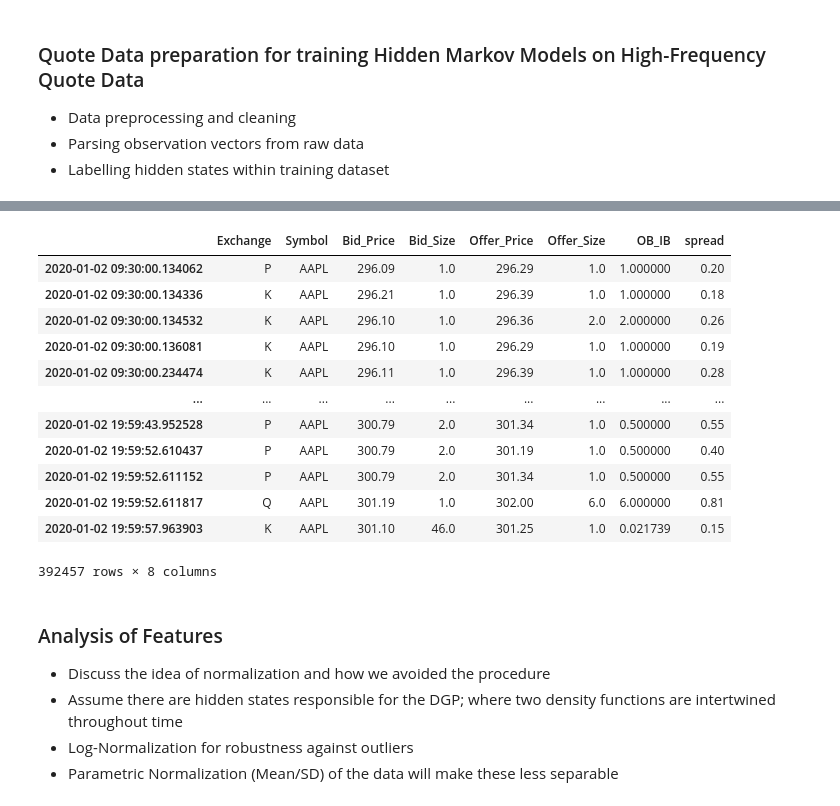
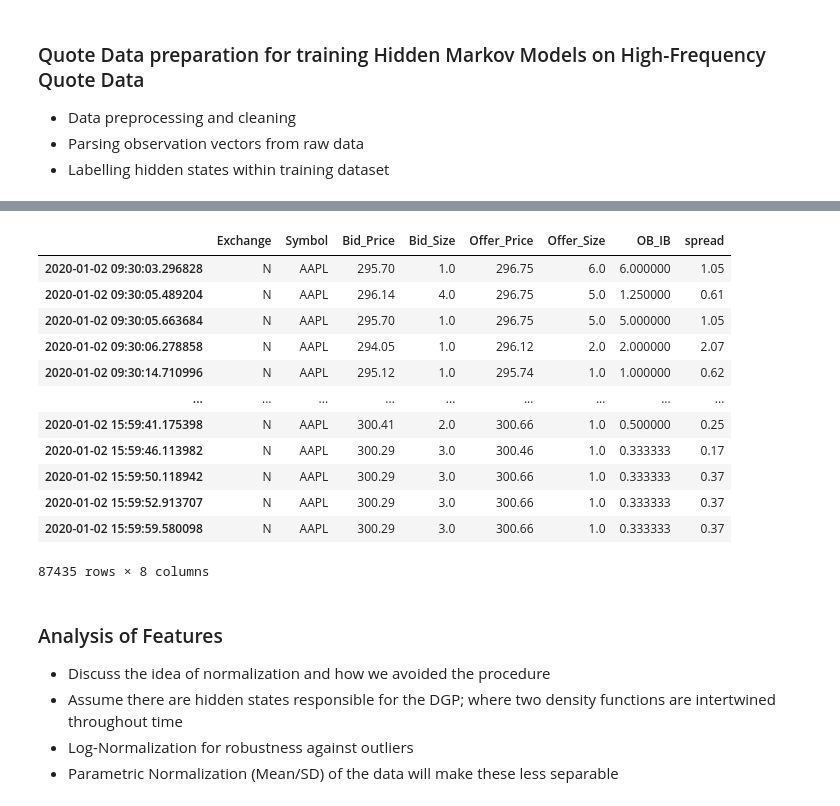
Before and after one commit to jasonbohne123/HMM_LOB_Inference, a Jupyter notebook: data_preprocessing.ipynb, the cells around one changed output, grey strips where cells are left out. Cells and saved outputs as stored; diff of their text form; code cells hidden in the pictures.

```diff
--- a/data_preprocessing.ipynb
+++ b/data_preprocessing.ipynb
@@ -13,27 +40,27 @@ from datetime import datetime, timedelta
 # %%
-quotes=pd.read_csv('data/cleaned_quotes.csv',index_col=0)
+quotes_jan_2=pd.read_csv('data/AAPL_quotes_2020-01-02.csv',index_col=0)
 
 
-simple_quotes=quotes[['Exchange','Symbol','Bid_Price','Bid_Size','Offer_Price','Offer_Size']].copy()
-simple_quotes=simple_quotes[simple_quotes.index<"2020-01-03"]
 
-simple_quotes['OB_IB']=simple_quotes['Offer_Size']/simple_quotes['Bid_Size']
-simple_quotes['spread']=simple_quotes['Offer_Price']-simple_quotes['Bid_Price']
-simple_quotes
+quotes_jan_2=quotes_jan_2[['Exchange','Symbol','Bid_Price','Bid_Size','Offer_Price','Offer_Size']].copy()
+
+quotes_jan_2['OB_IB']=quotes_jan_2['Offer_Size']/quotes_jan_2['Bid_Size']
+quotes_jan_2['spread']=quotes_jan_2['Offer_Price']-quotes_jan_2['Bid_Price']
+quotes_jan_2
 # %% [output]
 |  | Exchange | Symbol | Bid_Price | Bid_Size | Offer_Price | Offer_Size | OB_IB | spread |
-| 2020-01-02 09:30:00.134062 | P | AAPL | 296.09 | 1.0 | 296.29 | 1.0 | 1.000000 | 0.20 |
-| 2020-01-02 09:30:00.134336 | K | AAPL | 296.21 | 1.0 | 296.39 | 1.0 | 1.000000 | 0.18 |
-| 2020-01-02 09:30:00.134532 | K | AAPL | 296.10 | 1.0 | 296.36 | 2.0 | 2.000000 | 0.26 |
-| 2020-01-02 09:30:00.136081 | K | AAPL | 296.10 | 1.0 | 296.29 | 1.0 | 1.000000 | 0.19 |
-| 2020-01-02 09:30:00.234474 | K | AAPL | 296.11 | 1.0 | 296.39 | 1.0 | 1.000000 | 0.28 |
+| 2020-01-02 09:30:03.296828 | N | AAPL | 295.70 | 1.0 | 296.75 | 6.0 | 6.000000 | 1.05 |
+| 2020-01-02 09:30:05.489204 | N | AAPL | 296.14 | 4.0 | 296.75 | 5.0 | 1.250000 | 0.61 |
+| 2020-01-02 09:30:05.663684 | N | AAPL | 295.70 | 1.0 | 296.75 | 5.0 | 5.000000 | 1.05 |
+| 2020-01-02 09:30:06.278858 | N | AAPL | 294.05 | 1.0 | 296.12 | 2.0 | 2.000000 | 2.07 |
+| 2020-01-02 09:30:14.710996 | N | AAPL | 295.12 | 1.0 | 295.74 | 1.0 | 1.000000 | 0.62 |
 | ... | ... | ... | ... | ... | ... | ... | ... | ... |
-| 2020-01-02 19:59:43.952528 | P | AAPL | 300.79 | 2.0 | 301.34 | 1.0 | 0.500000 | 0.55 |
-| 2020-01-02 19:59:52.610437 | P | AAPL | 300.79 | 2.0 | 301.19 | 1.0 | 0.500000 | 0.40 |
-| 2020-01-02 19:59:52.611152 | P | AAPL | 300.79 | 2.0 | 301.34 | 1.0 | 0.500000 | 0.55 |
-| 2020-01-02 19:59:52.611817 | Q | AAPL | 301.19 | 1.0 | 302.00 | 6.0 | 6.000000 | 0.81 |
-| 2020-01-02 19:59:57.963903 | K | AAPL | 301.10 | 46.0 | 301.25 | 1.0 | 0.021739 | 0.15 |
+| 2020-01-02 15:59:41.175398 | N | AAPL | 300.41 | 2.0 | 300.66 | 1.0 | 0.500000 | 0.25 |
+| 2020-01-02 15:59:46.113982 | N | AAPL | 300.29 | 3.0 | 300.46 | 1.0 | 0.333333 | 0.17 |
+| 2020-01-02 15:59:50.118942 | N | AAPL | 300.29 | 3.0 | 300.66 | 1.0 | 0.333333 | 0.37 |
+| 2020-01-02 15:59:52.913707 | N | AAPL | 300.29 | 3.0 | 300.66 | 1.0 | 0.333333 | 0.37 |
+| 2020-01-02 15:59:59.580098 | N | AAPL | 300.29 | 3.0 | 300.66 | 1.0 | 0.333333 | 0.37 |
-392457 rows × 8 columns
+87435 rows × 8 columns
 # %% [markdown]
 ### Analysis of Features
 
```
Also changed, not shown: parts of 5 cells of this notebook.
